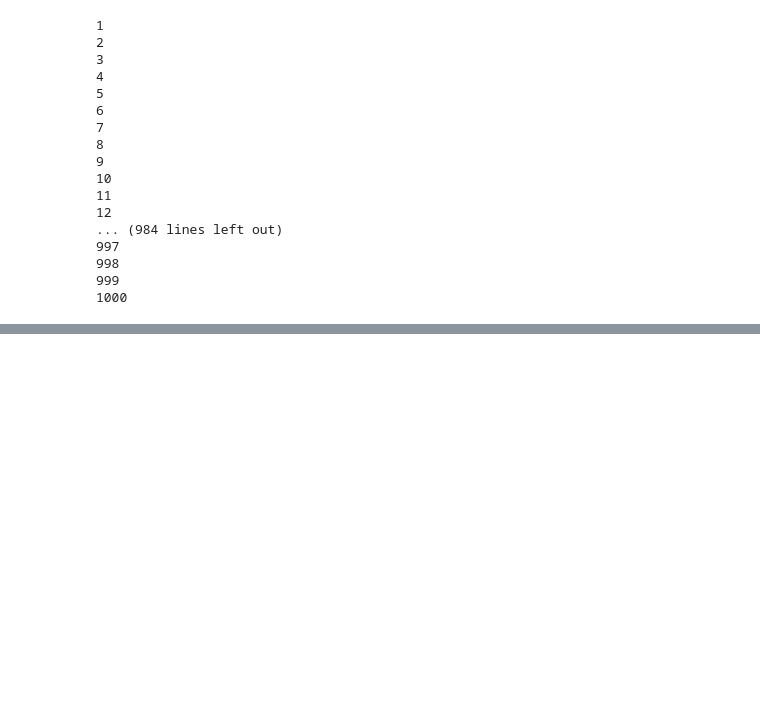
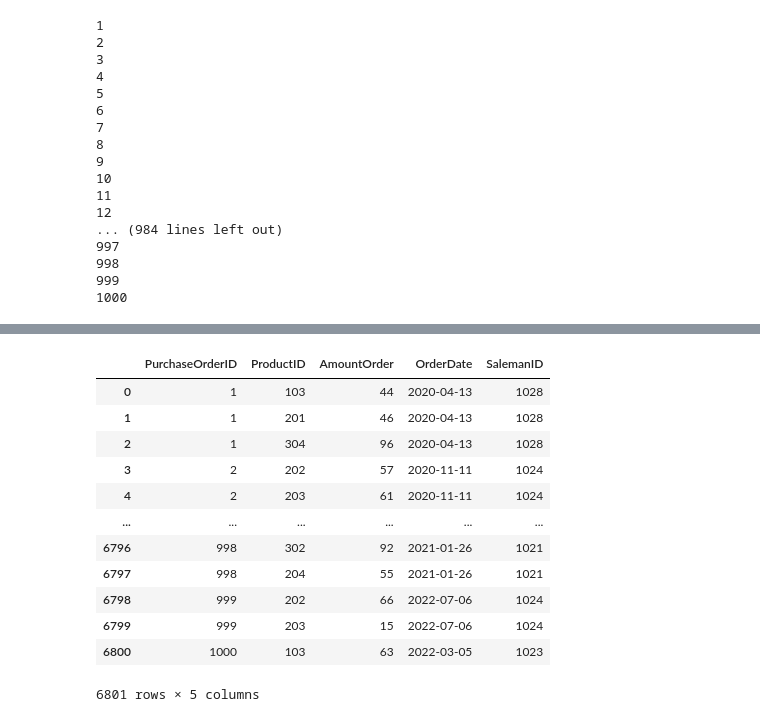
Before and after one commit to PPkukongJames/CS754, a Jupyter notebook: Moc/MocData.ipynb, the cells around one changed output, grey strips where cells are left out. Cells and saved outputs as stored; diff of their text form; code cells hidden in the pictures; blank space fills up the shorter version.

```diff
--- a/Moc/MocData.ipynb
+++ b/Moc/MocData.ipynb
@@ -87,0 +103,3 @@ MocGenerate.to_excel('MocGenerate.xlsx',index=False)
+# %%
+PurchaseOrder = pd.read_excel('MocPurchaseOrder.xlsx')
+PurchaseOrder
@@ -87,0 +120,3 @@ MocGenerate.to_excel('MocGenerate.xlsx',index=False)
+# %%
+MocStockOut = pd.read_excel('MocStockOut.xlsx')
+MocStockOut
@@ -87,0 +137,17 @@ MocGenerate.to_excel('MocGenerate.xlsx',index=False)
+# %%
+combined_df = pd.merge(MocStockOut, PurchaseOrder[['PurchaseOrderID', 'OrderDate', 'SalemanID']], on='PurchaseOrderID', how='left')
+combined_df.to_excel('MocStockOutCombined.xlsx',index = False)
+# %% [output]
+|  | PurchaseOrderID | ProductID | AmountOrder | OrderDate | SalemanID |
+| 0 | 1 | 103 | 44 | 2020-04-13 | 1028 |
+| 1 | 1 | 201 | 46 | 2020-04-13 | 1028 |
+| 2 | 1 | 304 | 96 | 2020-04-13 | 1028 |
+| 3 | 2 | 202 | 57 | 2020-11-11 | 1024 |
+| 4 | 2 | 203 | 61 | 2020-11-11 | 1024 |
+| ... | ... | ... | ... | ... | ... |
+| 6796 | 998 | 302 | 92 | 2021-01-26 | 1021 |
+| 6797 | 998 | 204 | 55 | 2021-01-26 | 1021 |
+| 6798 | 999 | 202 | 66 | 2022-07-06 | 1024 |
+| 6799 | 999 | 203 | 15 | 2022-07-06 | 1024 |
+| 6800 | 1000 | 103 | 63 | 2022-03-05 | 1023 |
+6801 rows × 5 columns
```
Also changed, not shown: parts of 5 cells of this notebook, 5 other files.
